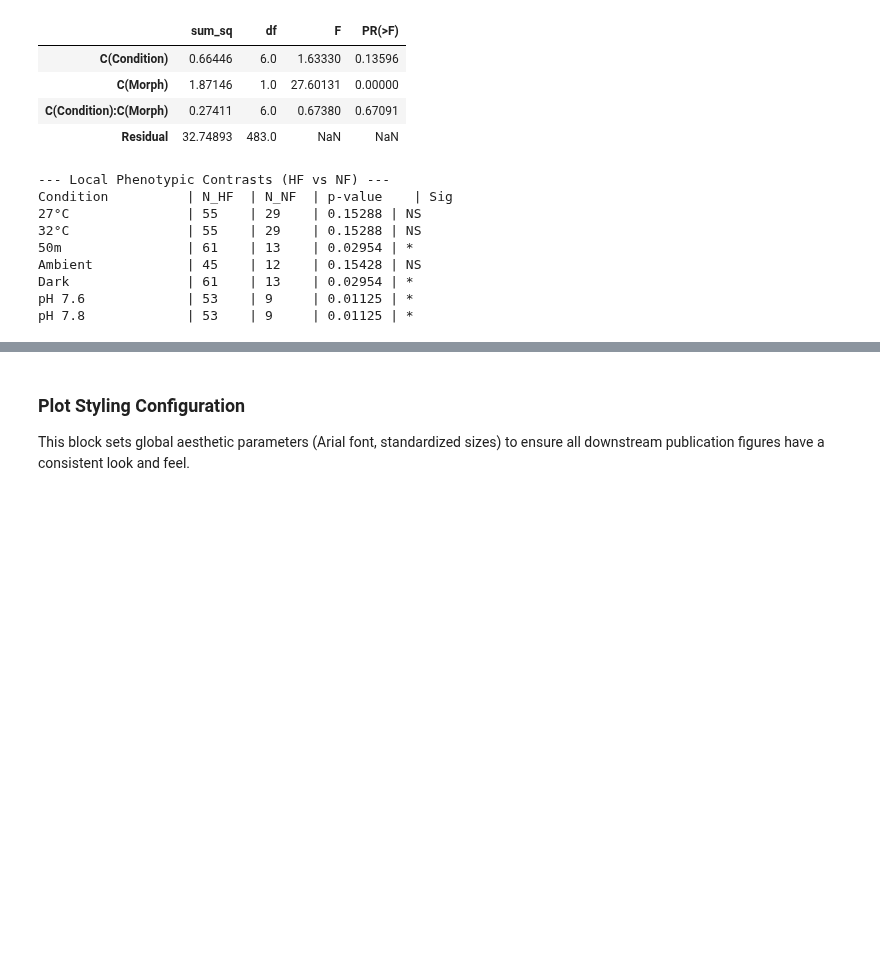
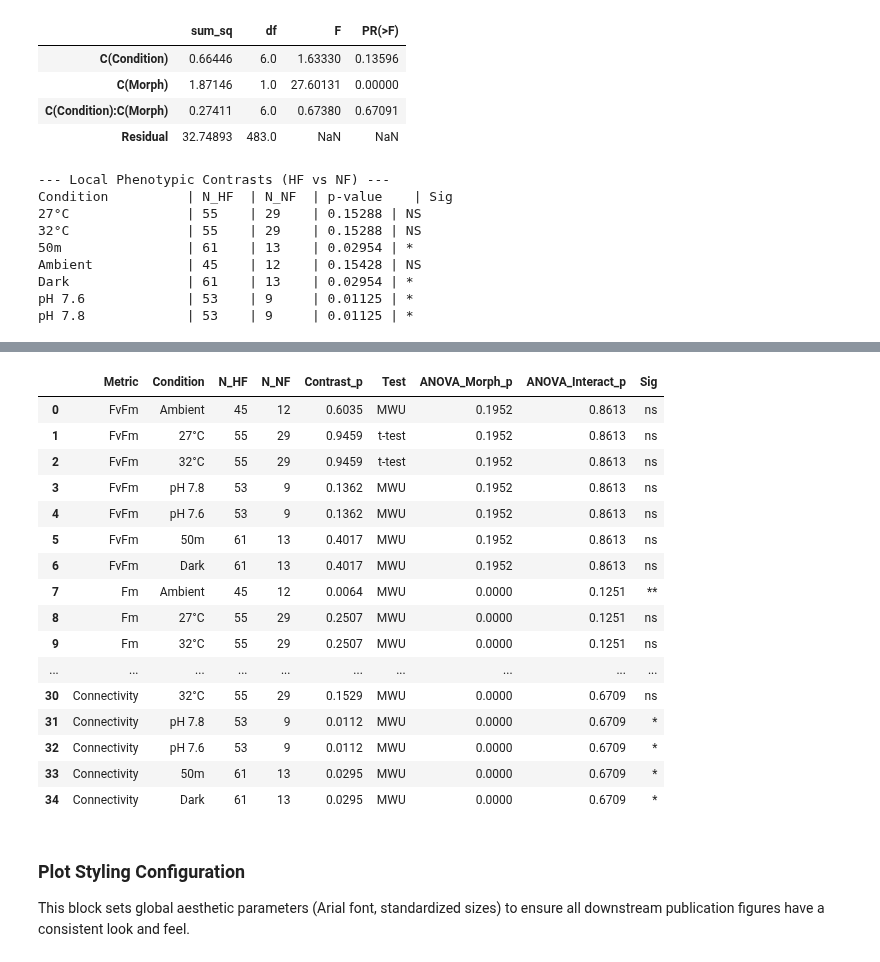
Before and after one commit to LielUziahu/S_Pistillata_Bet-Hedging, a Jupyter notebook: scripts/Jupyter/Combined_Spat_FIRe.ipynb, the cells around one changed output, grey strips where cells are left out. Cells and saved outputs as stored; diff of their text form; code cells hidden in the pictures; blank space fills up the shorter version.

```diff
--- a/scripts/Jupyter/Combined_Spat_FIRe.ipynb
+++ b/scripts/Jupyter/Combined_Spat_FIRe.ipynb
@@ -297,3 +297,79 @@ Ambient            | 45    | 12    | 0.15428 | NS
 Dark               | 61    | 13    | 0.02954 | *
 pH 7.6             | 53    | 9     | 0.01125 | *
 pH 7.8             | 53    | 9     | 0.01125 | *
+# %%
+import pandas as pd
+import statsmodels.api as sm
+from statsmodels.formula.api import ols
+from scipy import stats
+
+# --- CONSOLIDATED STATISTICAL SUMMARY TABLE ---
+stats_summary_list = []
+target_metrics = ['FvFm', 'Fm', 'Pmax', 'Sigma', 'Connectivity']
+
+for metric in target_metrics:
+    if metric not in fire_clean.columns:
+        continue
+
+    # 1. ANOVA Calculation
+    try:
+        formula = f"Q('{metric}') ~ C(Condition) + C(Morph) + C(Condition):C(Morph)"
+        model = ols(formula, data=fire_clean).fit()
+        anova = sm.stats.anova_lm(model, typ=2)
+        p_morph = anova.loc['C(Morph)', 'PR(>F)']
+        p_inter = anova.loc['C(Condition):C(Morph)', 'PR(>F)']
+    except:
+        p_morph, p_inter = np.nan, np.nan
+
+    # 2. Local Contrasts (HF vs NF)
+    for cond in plot_order:
+        if cond not in fire_clean['Condition'].unique(): continue
+
+        cond_sub = fire_clean[fire_clean['Condition'] == cond]
+        hf = cond_sub[cond_sub['Morph'] == 'HF'][metric].dropna()
+        nf = cond_sub[cond_sub['Morph'] == 'NF'][metric].dropna()
+
+        p_val = np.nan
+        test_used = "N/A"
+
+        if len(hf) >= 3 and len(nf) >= 3:
+            _, p_n_hf = stats.shapiro(hf)
+            _, p_n_nf = stats.shapiro(nf)
+
+            if p_n_hf > 0.05 and p_n_nf > 0.05:
+                _, p_val = stats.ttest_ind(hf, nf, equal_var=False)
+                test_used = "t-test"
+            else:
+                _, p_val = stats.mannwhitneyu(hf, nf, alternative='two-sided')
+                test_used = "MWU"
+
+        stats_summary_list.append({
+            'Metric': metric,
+            'Condition': cond,
+            'N_HF': len(hf),
+            'N_NF': len(nf),
+            'Contrast_p': p_val,
+            'Test': test_used,
+            'ANOVA_Morph_p': p_morph,
+            'ANOVA_Interact_p': p_inter
+        })
+
+# Create DataFrame
+stats_master_table = pd.DataFrame(stats_summary_list)
+
+# Add significance stars for readability
+def get_sig(p):
+    if pd.isna(p): return ""
+    if p < 0.001: return "***"
+    if p < 0.01: return "**"
+    if p < 0.05: return "*"
+    return "ns"
+
+stats_master_table['Sig'] = stats_master_table['Contrast_p'].apply(get_sig)
+
+print("--- CONSOLIDATED STATISTICAL SUMMARY TABLE ---")
+display(stats_master_table.round(4))
+
+# Optional: Export to CSV
+stats_master_table.to_csv("FIRe_Statistical_Summary.csv", index=False)
+# %% [output]
@@ -300,3 +377,20 @@ pH 7.8             | 53    | 9     | 0.01125 | *
+|  | Metric | Condition | N_HF | N_NF | Contrast_p | Test | ANOVA_Morph_p | ANOVA_Interact_p | Sig |
+| 0 | FvFm | Ambient | 45 | 12 | 0.6035 | MWU | 0.1952 | 0.8613 | ns |
+| 1 | FvFm | 27°C | 55 | 29 | 0.9459 | t-test | 0.1952 | 0.8613 | ns |
+| 2 | FvFm | 32°C | 55 | 29 | 0.9459 | t-test | 0.1952 | 0.8613 | ns |
+| 3 | FvFm | pH 7.8 | 53 | 9 | 0.1362 | MWU | 0.1952 | 0.8613 | ns |
+| 4 | FvFm | pH 7.6 | 53 | 9 | 0.1362 | MWU | 0.1952 | 0.8613 | ns |
+| 5 | FvFm | 50m | 61 | 13 | 0.4017 | MWU | 0.1952 | 0.8613 | ns |
+| 6 | FvFm | Dark | 61 | 13 | 0.4017 | MWU | 0.1952 | 0.8613 | ns |
+| 7 | Fm | Ambient | 45 | 12 | 0.0064 | MWU | 0.0000 | 0.1251 | ** |
+| 8 | Fm | 27°C | 55 | 29 | 0.2507 | MWU | 0.0000 | 0.1251 | ns |
+| 9 | Fm | 32°C | 55 | 29 | 0.2507 | MWU | 0.0000 | 0.1251 | ns |
+| ... | ... | ... | ... | ... | ... | ... | ... | ... | ... |
+| 30 | Connectivity | 32°C | 55 | 29 | 0.1529 | MWU | 0.0000 | 0.6709 | ns |
+| 31 | Connectivity | pH 7.8 | 53 | 9 | 0.0112 | MWU | 0.0000 | 0.6709 | * |
+| 32 | Connectivity | pH 7.6 | 53 | 9 | 0.0112 | MWU | 0.0000 | 0.6709 | * |
+| 33 | Connectivity | 50m | 61 | 13 | 0.0295 | MWU | 0.0000 | 0.6709 | * |
+| 34 | Connectivity | Dark | 61 | 13 | 0.0295 | MWU | 0.0000 | 0.6709 | * |
 # %% [markdown]
 ### Plot Styling Configuration
 This block sets global aesthetic parameters (Arial font, standardized sizes) to ensure all downstream publication figures have a consistent look and feel.
```
Also changed, not shown: parts of 12 cells of this notebook, 7 other files.
